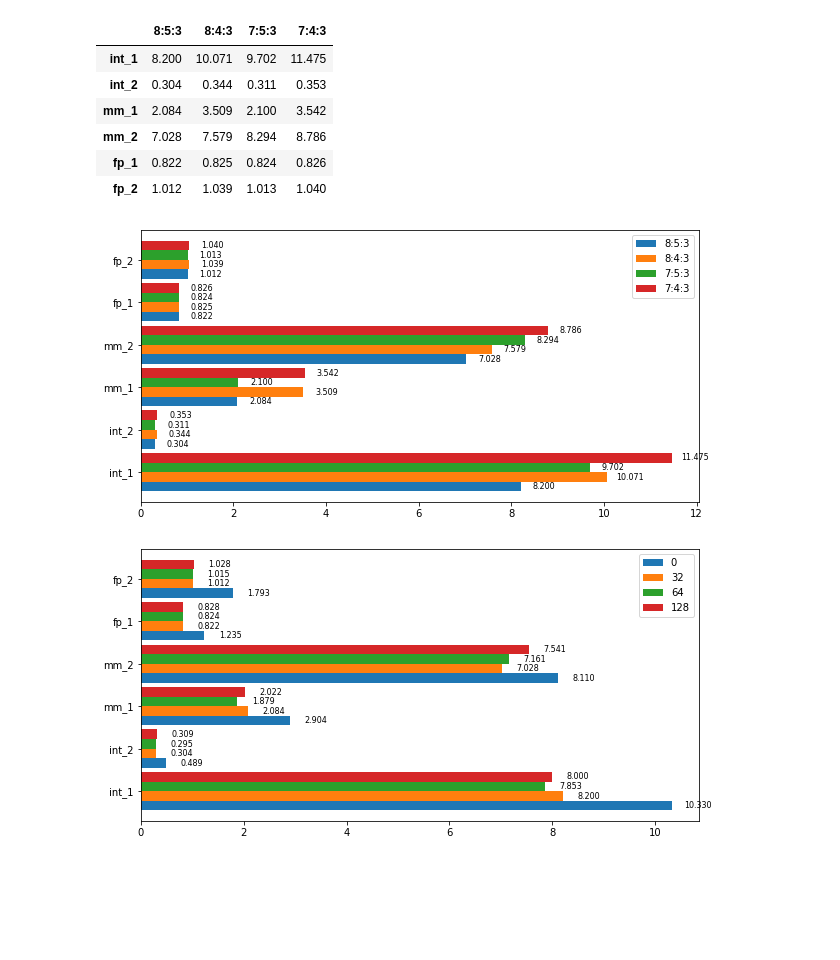
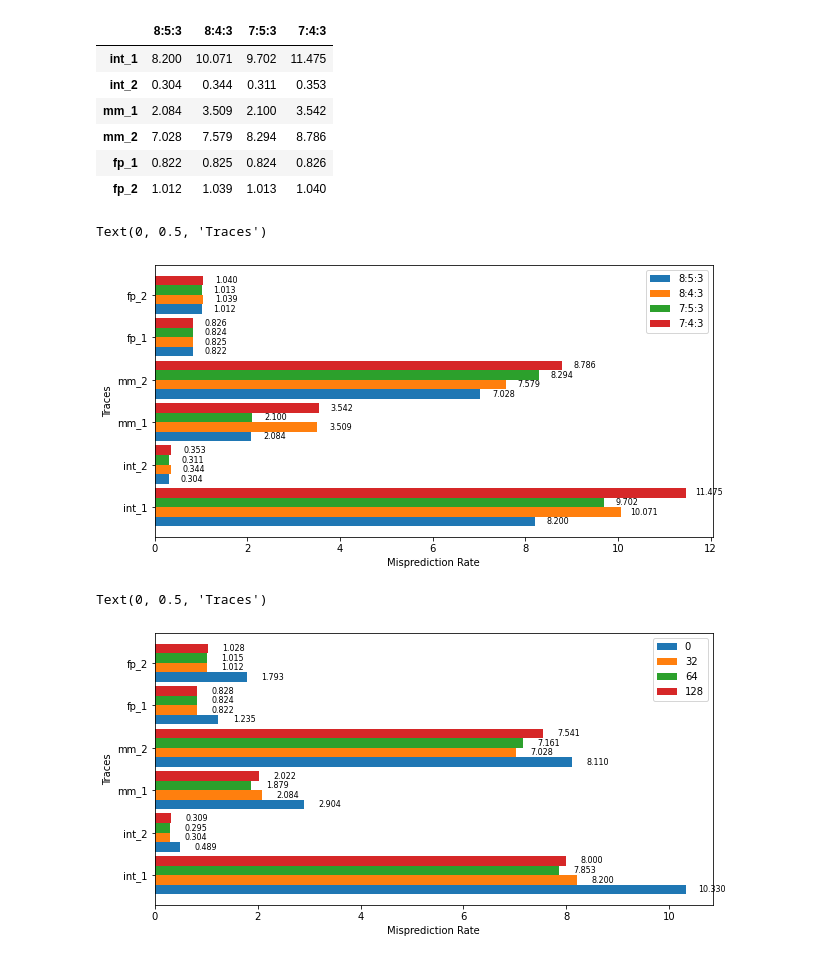
Before and after one commit to tanmaylaud/CSE240A, a Jupyter notebook: src/Perceptron_Plotting.ipynb, the cells around one changed output. Saved outputs shown, nothing was run; the diff lists cells and outputs as text; code cells hidden in the pictures; blank space fills up the shorter version.

```diff
--- a/src/Perceptron_Plotting.ipynb
+++ b/src/Perceptron_Plotting.ipynb
@@ -276,14 +276,17 @@ pd.DataFrame(misprediction['32'])
 # %%
 plt = pd.DataFrame(misprediction['32']).plot(figsize=(10,5), kind='barh', width=0.9)
 def autolabel(rects):
     for rect in rects:
         width = rect.get_width()
         plt.text(rect.get_width()+0.5, rect.get_y()+0.5*rect.get_height(),
                  '%0.3f' % width,
                  ha='center', va='center', fontsize=8)
 autolabel(plt.patches)
+plt.set_xlabel('Misprediction Rate')
+plt.set_ylabel('Traces')
 # %% [output]
+Text(0, 0.5, 'Traces')
-[figure, old version]
+[figure, new version]
 # %%
 plt = pd.DataFrame(best)[['0','32','64','128']].plot(figsize=(10,5), kind='barh', width=0.9)
 def autolabel(rects):
@@ -293,5 +296,8 @@ def autolabel(rects):
                  '%0.3f' % width,
                  ha='center', va='center', fontsize=8)
 autolabel(plt.patches)
+plt.set_xlabel('Misprediction Rate')
+plt.set_ylabel('Traces')
 # %% [output]
+Text(0, 0.5, 'Traces')
-[figure, old version]
+[figure, new version]
```
